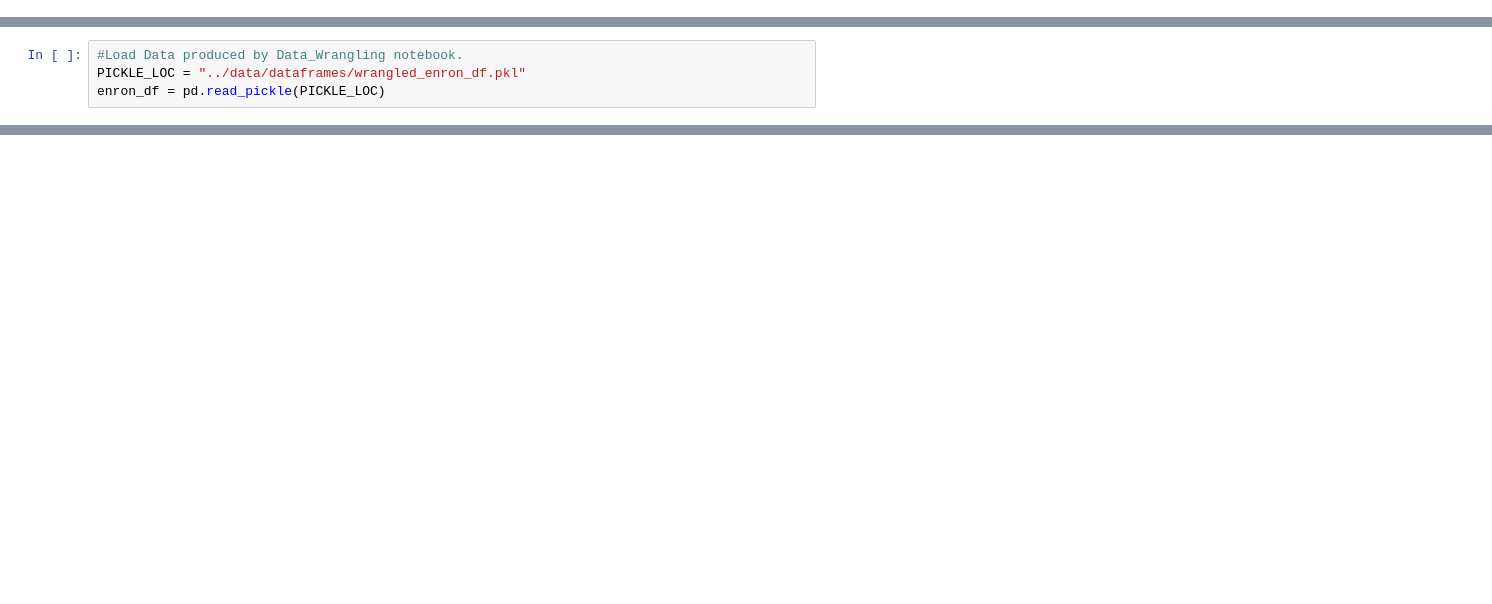
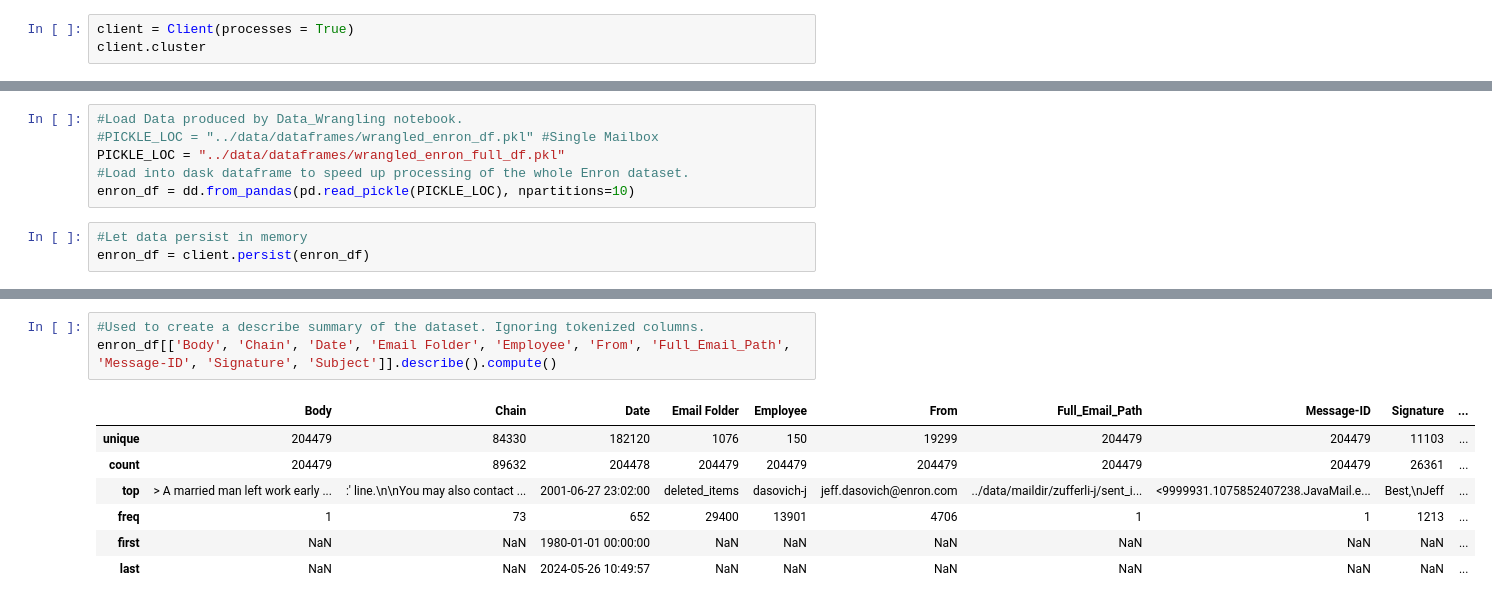
Before and after one commit to dailykirt/ML_Enron_email_summary, a Jupyter notebook: notebooks/Data Exploration.ipynb, the cells around one changed output, grey strips where cells are left out. Saved outputs shown, nothing was run; the diff lists cells and outputs as text; blank space fills up the shorter version.

```diff
--- a/notebooks/Data Exploration.ipynb
+++ b/notebooks/Data Exploration.ipynb
@@ -11,0 +16,3 @@ import matplotlib.pyplot as plt
+# %%
+client = Client(processes = True)
+client.cluster
@@ -12,7 +21,12 @@ import matplotlib.pyplot as plt
 # %%
 #Load Data produced by Data_Wrangling notebook.
-PICKLE_LOC = "../data/dataframes/wrangled_enron_df.pkl"
-enron_df = pd.read_pickle(PICKLE_LOC)
+#PICKLE_LOC = "../data/dataframes/wrangled_enron_df.pkl" #Single Mailbox
+PICKLE_LOC = "../data/dataframes/wrangled_enron_full_df.pkl"
+#Load into dask dataframe to speed up processing of the whole Enron dataset.
+enron_df = dd.from_pandas(pd.read_pickle(PICKLE_LOC), npartitions=10)
+# %%
+#Let data persist in memory
+enron_df = client.persist(enron_df)
 # %%
 #Overview of the Enron dataframe.
 enron_df.head(3)
@@ -24 +38,12 @@ enron_df.head(3)
+# %%
+#Used to create a describe summary of the dataset. Ignoring tokenized columns.
+enron_df[['Body', 'Chain', 'Date', 'Email Folder', 'Employee', 'From', 'Full_Email_Path', 'Message-ID', 'Signature', 'Subject']].describe().compute()
+# %% [output]
+|  | Body | Chain | Date | Email Folder | Employee | From | Full_Email_Path | Message-ID | Signature | ... |
+| unique | 204479 | 84330 | 182120 | 1076 | 150 | 19299 | 204479 | 204479 | 11103 | ... |
+| count | 204479 | 89632 | 204478 | 204479 | 204479 | 204479 | 204479 | 204479 | 26361 | ... |
+| top |  > A married man left work early ... | :' line.\n\nYou may also contact ... | 2001-06-27 23:02:00 | deleted_items | dasovich-j | jeff.dasovich@enron.com | ../data/maildir/zufferli-j/sent_i... | <9999931.1075852407238.JavaMail.e... | Best,\nJeff | ... |
+| freq | 1 | 73 | 652 | 29400 | 13901 | 4706 | 1 | 1 | 1213 | ... |
+| first | NaN | NaN | 1980-01-01 00:00:00 | NaN | NaN | NaN | NaN | NaN | NaN | ... |
+| last | NaN | NaN | 2024-05-26 10:49:57 | NaN | NaN | NaN | NaN | NaN | NaN | ... |
 # %%
```
Also changed, not shown: parts of 22 cells of this notebook, 4 other files.
